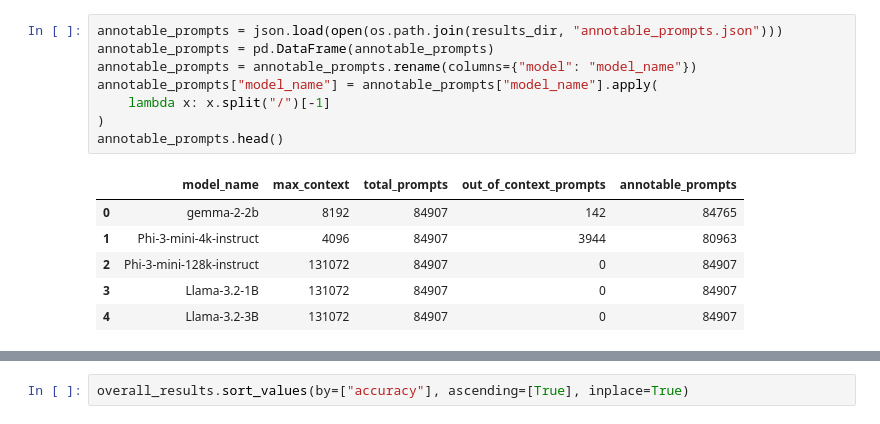
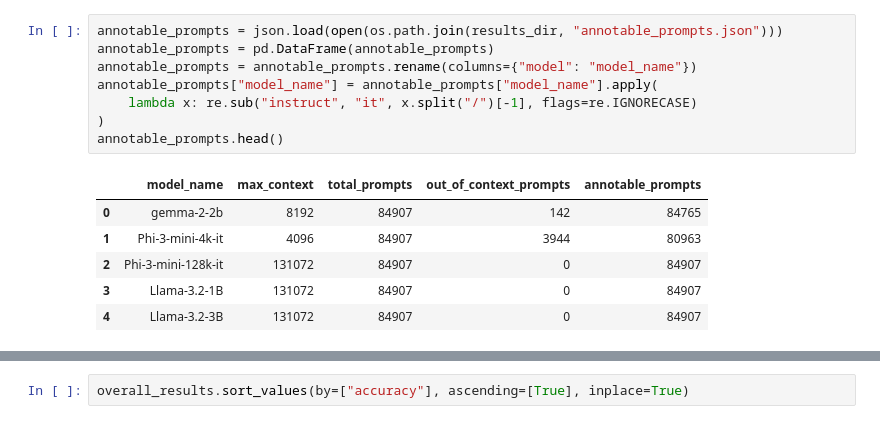
Before and after one commit to unimib-datAI/mammotab-analysis, a Jupyter notebook: analysis.ipynb, the cells around one changed output, grey strips where cells are left out. Drawn from its saved outputs; the diff is of its cells as text.

```diff
--- a/analysis.ipynb
+++ b/analysis.ipynb
@@ -54,16 +61,16 @@ print(totals)
 # %%
 annotable_prompts = json.load(open(os.path.join(results_dir, "annotable_prompts.json")))
 annotable_prompts = pd.DataFrame(annotable_prompts)
 annotable_prompts = annotable_prompts.rename(columns={"model": "model_name"})
 annotable_prompts["model_name"] = annotable_prompts["model_name"].apply(
-    lambda x: x.split("/")[-1]
+    lambda x: re.sub("instruct", "it", x.split("/")[-1], flags=re.IGNORECASE)
 )
 annotable_prompts.head()
 # %% [output]
 |  | model_name | max_context | total_prompts | out_of_context_prompts | annotable_prompts |
 | 0 | gemma-2-2b | 8192 | 84907 | 142 | 84765 |
-| 1 | Phi-3-mini-4k-instruct | 4096 | 84907 | 3944 | 80963 |
-| 2 | Phi-3-mini-128k-instruct | 131072 | 84907 | 0 | 84907 |
+| 1 | Phi-3-mini-4k-it | 4096 | 84907 | 3944 | 80963 |
+| 2 | Phi-3-mini-128k-it | 131072 | 84907 | 0 | 84907 |
 | 3 | Llama-3.2-1B | 131072 | 84907 | 0 | 84907 |
 | 4 | Llama-3.2-3B | 131072 | 84907 | 0 | 84907 |
 # %%
```
Also changed, not shown: parts of 11 cells of this notebook, 4 other files.
